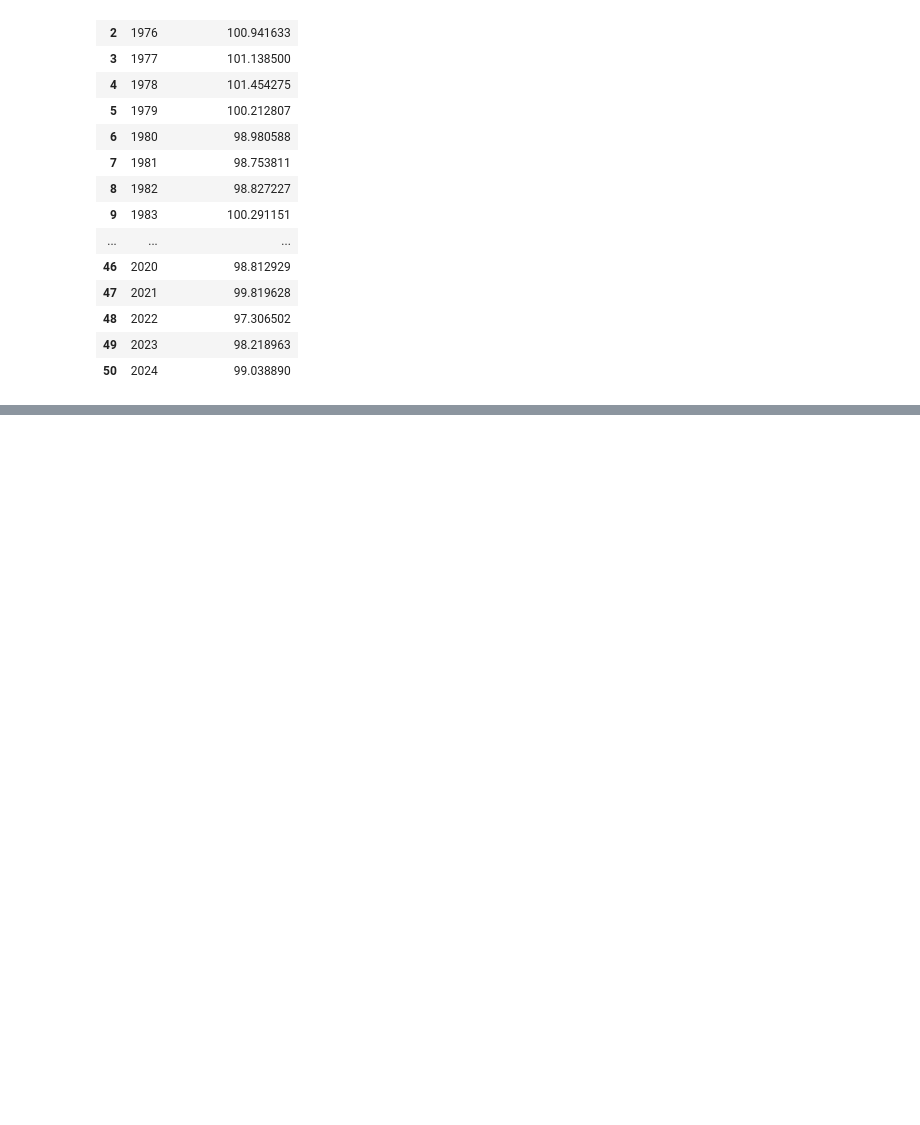
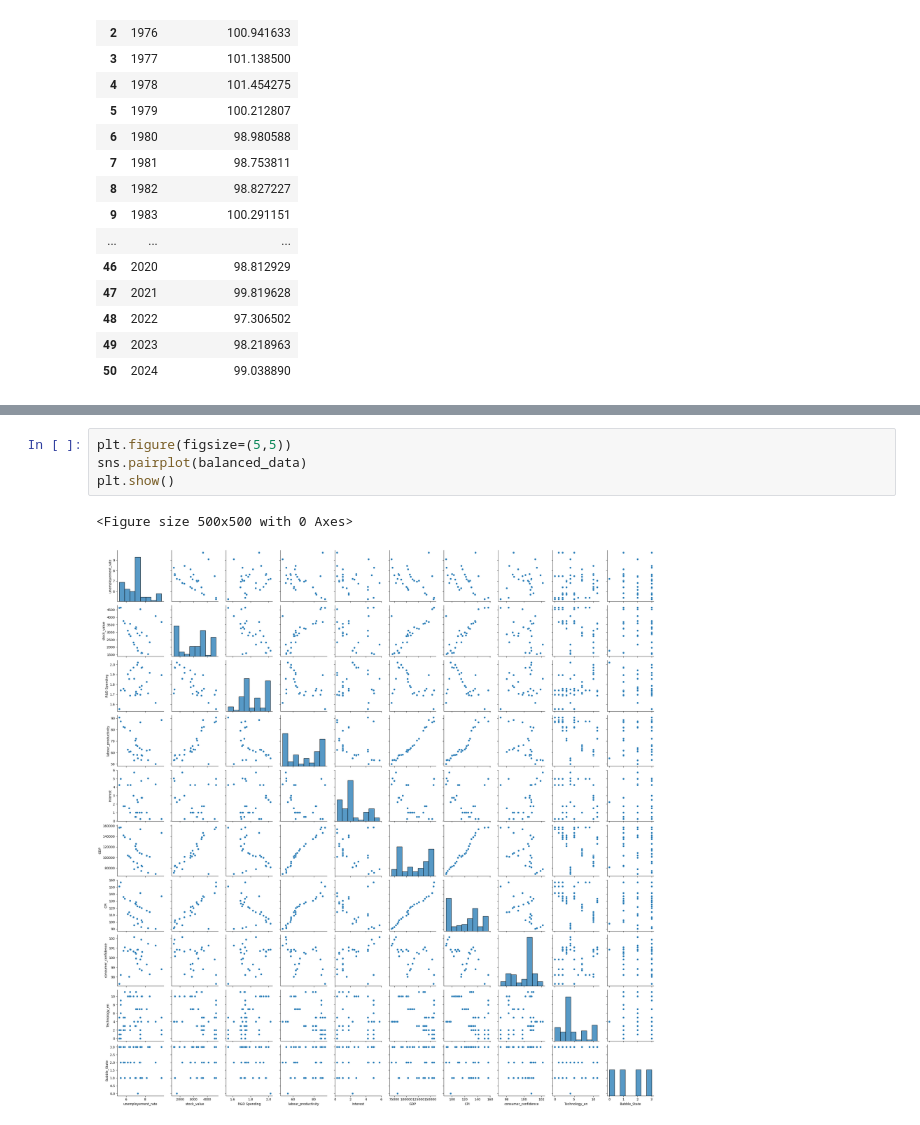
Before and after one commit to whoisusmanali/Digital-Transformation-in-Banking-Industry, a Jupyter notebook: Analysis and Models/Regression Analysis.ipynb, the cells around one changed output, grey strips where cells are left out. Saved outputs shown, nothing was run; the diff lists cells and outputs as text; blank space fills up the shorter version.

```diff
--- a/Analysis and Models/Regression Analysis.ipynb
+++ b/Analysis and Models/Regression Analysis.ipynb
@@ -245,0 +422,7 @@ consumer_confidence1
+# %%
+plt.figure(figsize=(5,5))
+sns.pairplot(balanced_data)
+plt.show()
+# %% [output]
+<Figure size 500x500 with 0 Axes>
+[figure, added]
```
Also changed, not shown: parts of 33 cells of this notebook, 9 other files.
